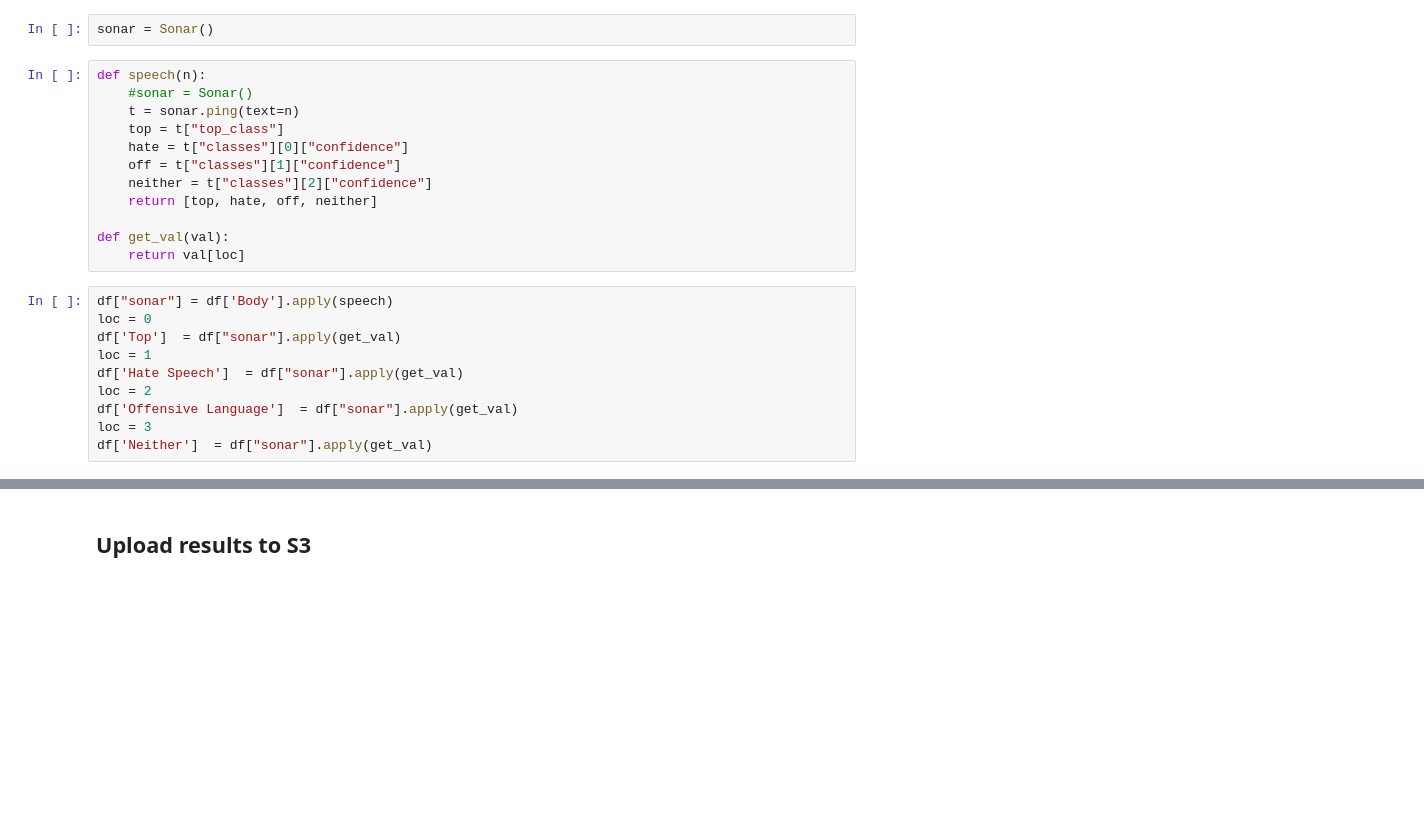
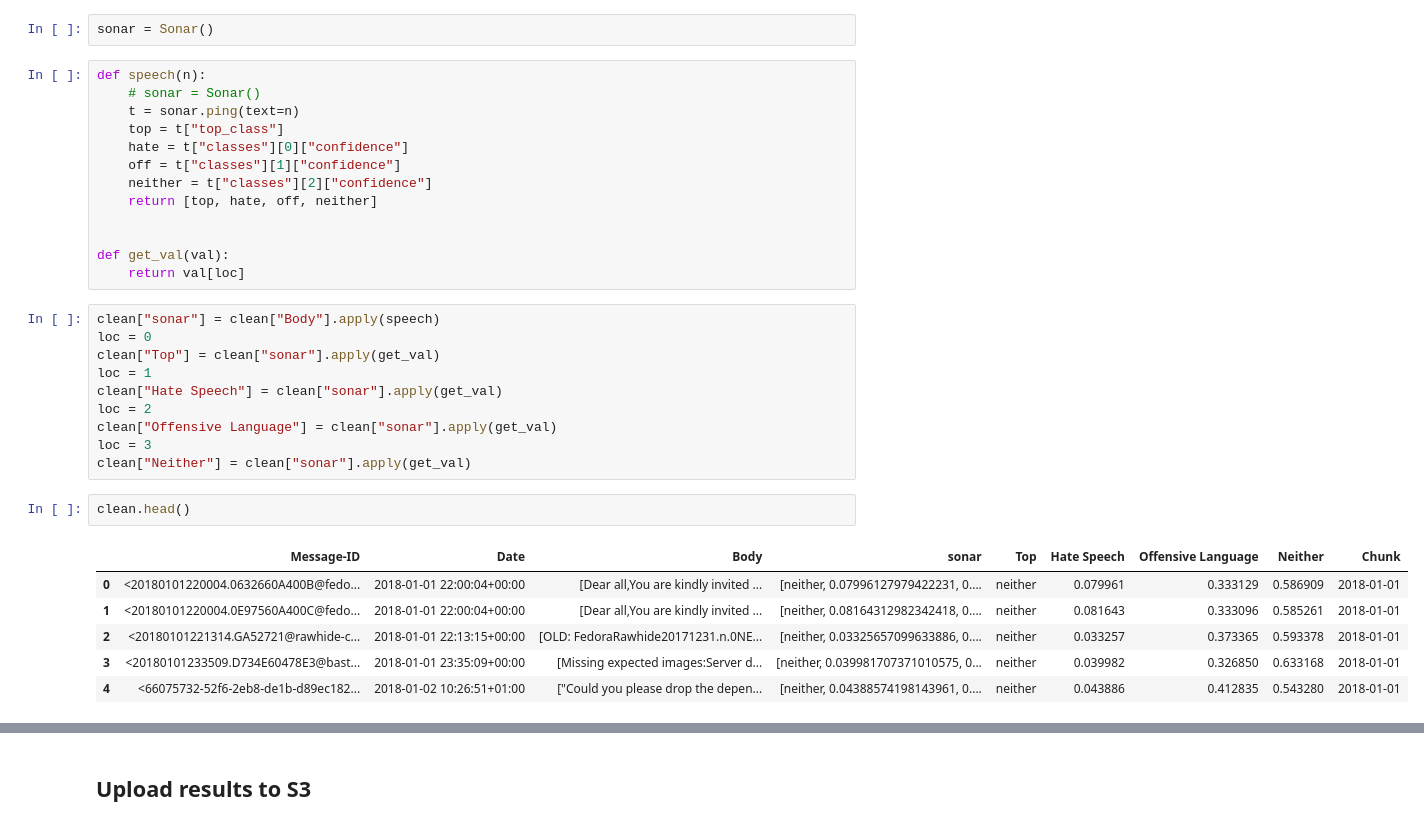
Before and after one commit to tumido/mailing-list-analysis-toolkit, a Jupyter notebook: notebooks/02_analyses/hatesonar_analysis.ipynb, the cells around one changed output, grey strips where cells are left out. Drawn from its saved outputs; the diff is of its cells as text; blank space fills up the shorter version.

```diff
--- a/notebooks/02_analyses/hatesonar_analysis.ipynb
+++ b/notebooks/02_analyses/hatesonar_analysis.ipynb
@@ -36,7 +199,7 @@ df.head()
 sonar = Sonar()
 # %%
 def speech(n):
-    #sonar = Sonar()
+    # sonar = Sonar()
     t = sonar.ping(text=n)
     top = t["top_class"]
     hate = t["classes"][0]["confidence"]
@@ -44,15 +207,25 @@ def speech(n):
     neither = t["classes"][2]["confidence"]
     return [top, hate, off, neither]
 
+
 def get_val(val):
     return val[loc]
 # %%
-df["sonar"] = df['Body'].apply(speech)
+clean["sonar"] = clean["Body"].apply(speech)
 loc = 0
-df['Top']  = df["sonar"].apply(get_val)
+clean["Top"] = clean["sonar"].apply(get_val)
 loc = 1
-df['Hate Speech']  = df["sonar"].apply(get_val)
+clean["Hate Speech"] = clean["sonar"].apply(get_val)
 loc = 2
-df['Offensive Language']  = df["sonar"].apply(get_val)
+clean["Offensive Language"] = clean["sonar"].apply(get_val)
 loc = 3
-df['Neither']  = df["sonar"].apply(get_val)
+clean["Neither"] = clean["sonar"].apply(get_val)
+# %%
+clean.head()
+# %% [output]
+|  | Message-ID | Date | Body | sonar | Top | Hate Speech | Offensive Language | Neither | Chunk |
+| 0 | <20180101220004.0632660A400B@fedo... | 2018-01-01 22:00:04+00:00 | [Dear all,You are kindly invited ... | [neither, 0.07996127979422231, 0.... | neither | 0.079961 | 0.333129 | 0.586909 | 2018-01-01 |
+| 1 | <20180101220004.0E97560A400C@fedo... | 2018-01-01 22:00:04+00:00 | [Dear all,You are kindly invited ... | [neither, 0.08164312982342418, 0.... | neither | 0.081643 | 0.333096 | 0.585261 | 2018-01-01 |
+| 2 | <20180101221314.GA52721@rawhide-c... | 2018-01-01 22:13:15+00:00 | [OLD: FedoraRawhide20171231.n.0NE... | [neither, 0.03325657099633886, 0.... | neither | 0.033257 | 0.373365 | 0.593378 | 2018-01-01 |
+| 3 | <20180101233509.D734E60478E3@bast... | 2018-01-01 23:35:09+00:00 | [Missing expected images:Server d... | [neither, 0.039981707371010575, 0... | neither | 0.039982 | 0.326850 | 0.633168 | 2018-01-01 |
+| 4 | <66075732-52f6-2eb8-de1b-d89ec182... | 2018-01-02 10:26:51+01:00 | ["Could you please drop the depen... | [neither, 0.04388574198143961, 0.... | neither | 0.043886 | 0.412835 | 0.543280 | 2018-01-01 |
```
Also changed, not shown: parts of 13 cells of this notebook.
